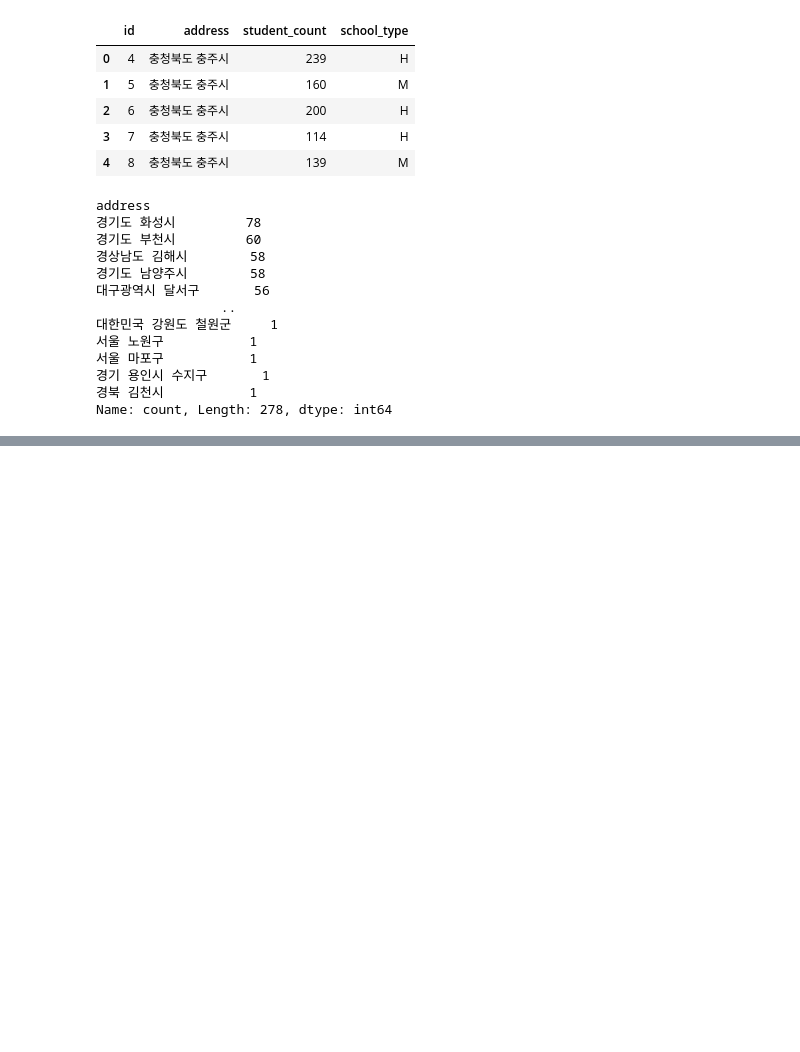
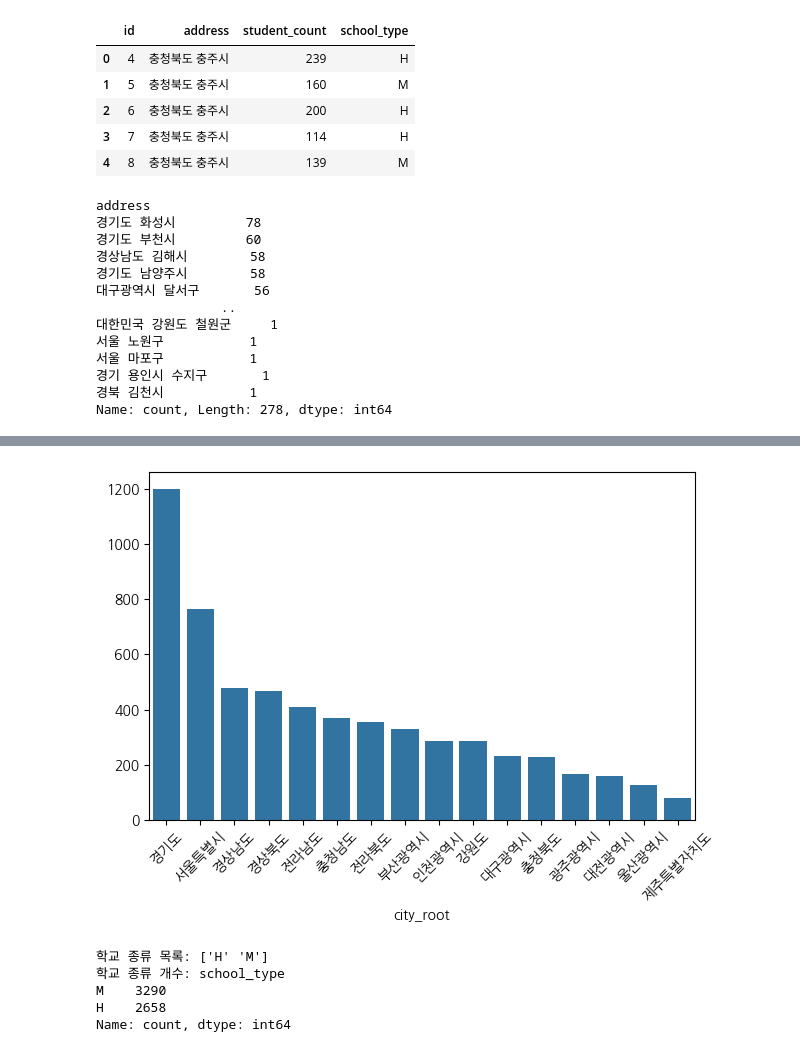
Before and after one commit to EtheriumArchive/Codeit_project, a Jupyter notebook: eda_damyeon_v2.ipynb, the cells around one changed output, grey strips where cells are left out. Drawn from its saved outputs; the diff is of its cells as text; code cells hidden in the pictures; blank space fills up the shorter version.

```diff
--- a/eda_damyeon_v2.ipynb
+++ b/eda_damyeon_v2.ipynb
@@ -1049,0 +1144,4 @@ print(f"{raw_school['address'].unique()}")
+# %%
+# 광역지자체별 구분
+processed_school['city_root'] = processed_school['address'].str.split().str[0]
+processed_school['city_root'].value_counts()
@@ -1049,0 +1167,22 @@ print(f"{raw_school['address'].unique()}")
+# %%
+city_school = processed_school['city_root'].value_counts()
+plt.figure()
+sns.barplot(
+    x=city_school.index,
+    y=city_school.values
+)
+plt.xticks(rotation=45)
+plt.tight_layout()
+plt.show()
+# %% [output]
+[figure, added]
+# %%
+# 학교 종류
+print(f"학교 종류 목록: {processed_school['school_type'].unique()}")
+print(f"학교 종류 개수: {processed_school['school_type'].value_counts()}")
+# %% [output]
+학교 종류 목록: ['H' 'M']
+학교 종류 개수: school_type
+M    3290
+H    2658
+Name: count, dtype: int64
```
Also changed, not shown: parts of 58 cells of this notebook.
